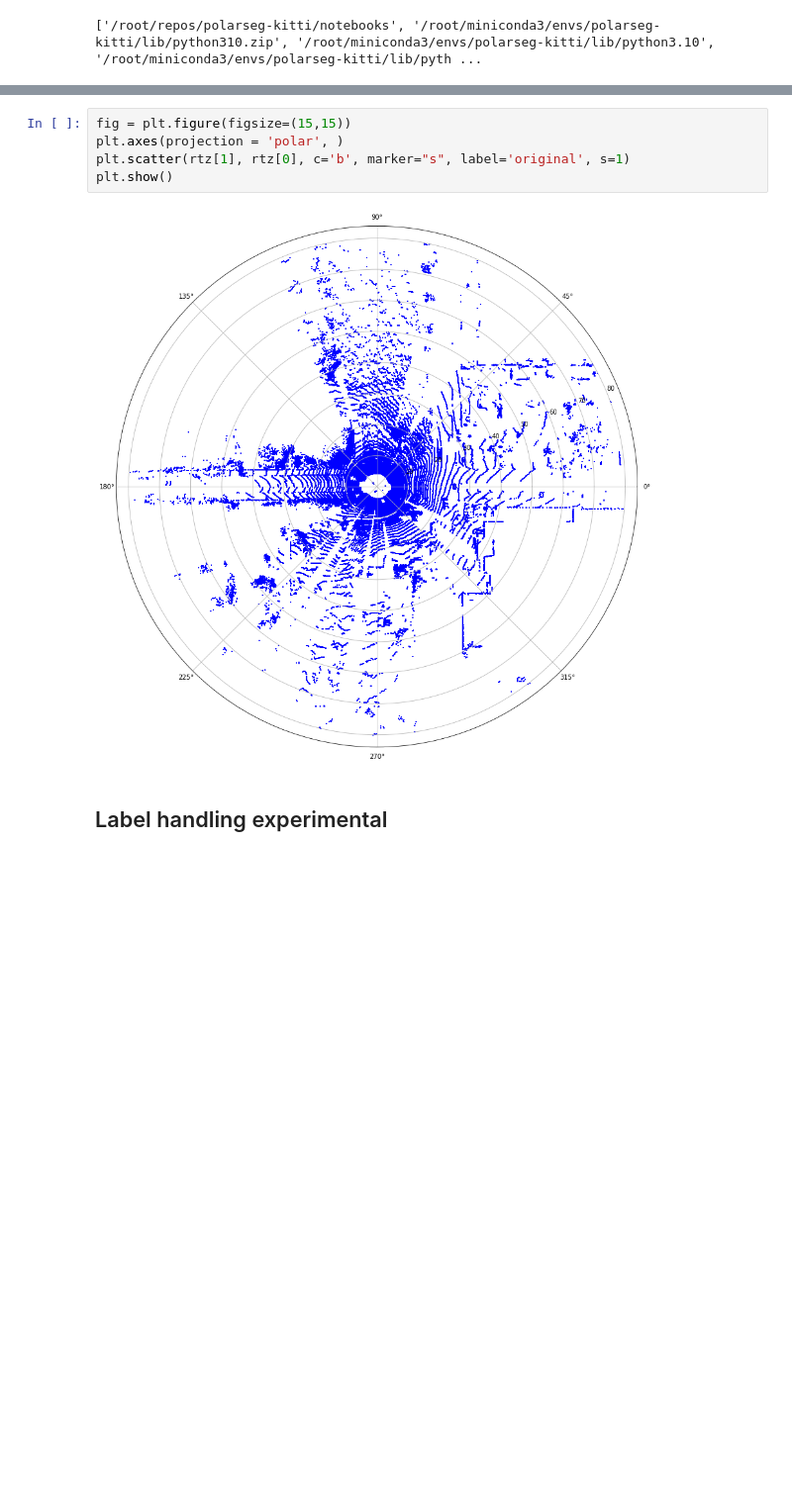
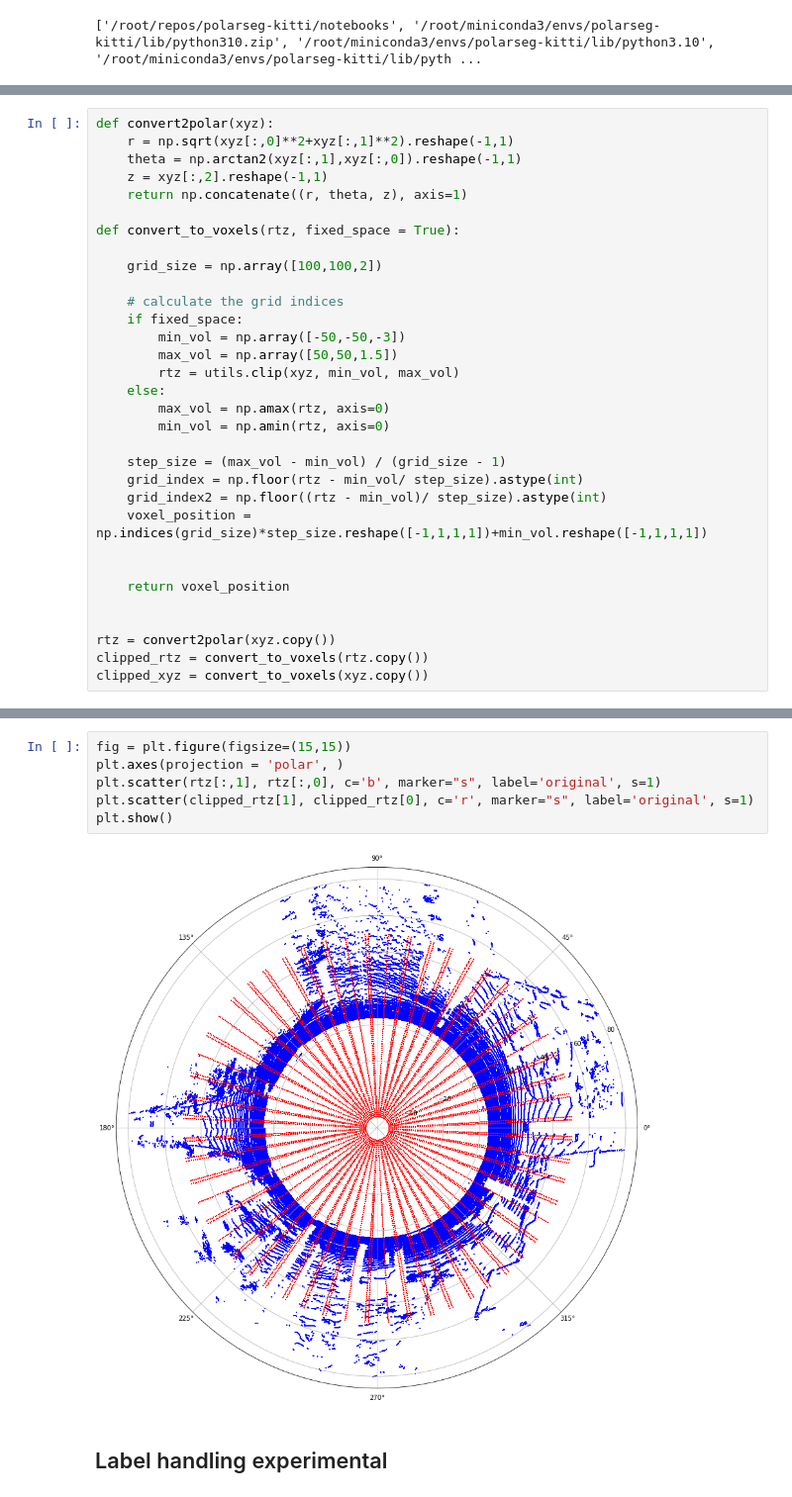
Before and after one commit to ponderbb/polarseg-kitti, a Jupyter notebook: notebooks/sandbox.ipynb, the cells around one changed output, grey strips where cells are left out. Shown: that part at 99% size. Cells and saved outputs as stored; diff of their text form; blank space fills up the shorter version.

```diff
--- a/notebooks/sandbox.ipynb
+++ b/notebooks/sandbox.ipynb
@@ -24 +34,33 @@ from torch.utils.data import DataLoader
+# %%
+def convert2polar(xyz):
+    r = np.sqrt(xyz[:,0]**2+xyz[:,1]**2).reshape(-1,1)
+    theta = np.arctan2(xyz[:,1],xyz[:,0]).reshape(-1,1)
+    z = xyz[:,2].reshape(-1,1)
+    return np.concatenate((r, theta, z), axis=1)
+
+def convert_to_voxels(rtz, fixed_space = True):
+
+    grid_size = np.array([100,100,2])
+
+    # calculate the grid indices
+    if fixed_space:
+        min_vol = np.array([-50,-50,-3])
+        max_vol = np.array([50,50,1.5])
+        rtz = utils.clip(xyz, min_vol, max_vol)
+    else:
+        max_vol = np.amax(rtz, axis=0)
+        min_vol = np.amin(rtz, axis=0)
+
+    step_size = (max_vol - min_vol) / (grid_size - 1)
+    grid_index = np.floor(rtz - min_vol/ step_size).astype(int)
+    grid_index2 = np.floor((rtz - min_vol)/ step_size).astype(int)
+    voxel_position = np.indices(grid_size)*step_size.reshape([-1,1,1,1])+min_vol.reshape([-1,1,1,1])
+
+
+    return voxel_position
+
+
+rtz = convert2polar(xyz.copy())
+clipped_rtz = convert_to_voxels(rtz.copy())
+clipped_xyz = convert_to_voxels(xyz.copy())
 # %%
@@ -63,10 +79,11 @@ convert_to_voxels(rtz)
 # %%
 fig = plt.figure(figsize=(15,15))
 plt.axes(projection = 'polar', )
-plt.scatter(rtz[1], rtz[0], c='b', marker="s", label='original', s=1)
+plt.scatter(rtz[:,1], rtz[:,0], c='b', marker="s", label='original', s=1)
+plt.scatter(clipped_rtz[1], clipped_rtz[0], c='r', marker="s", label='original', s=1)
 plt.show()
 # %% [output]
-[figure, old version]
+[figure, new version]
 # %% [markdown]
 ## Label handling experimental
 # %%
```
Also changed, not shown: parts of 5 cells of this notebook.
